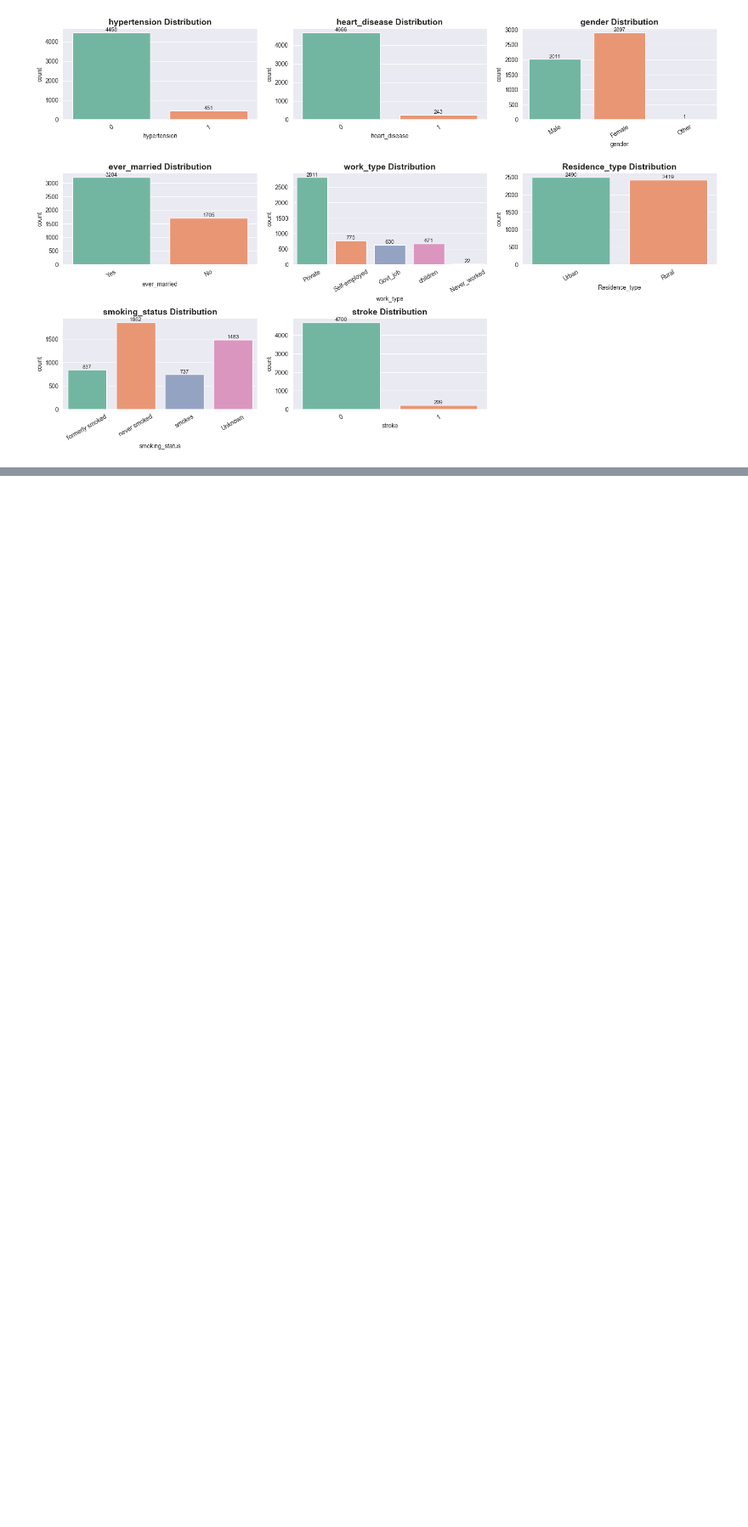
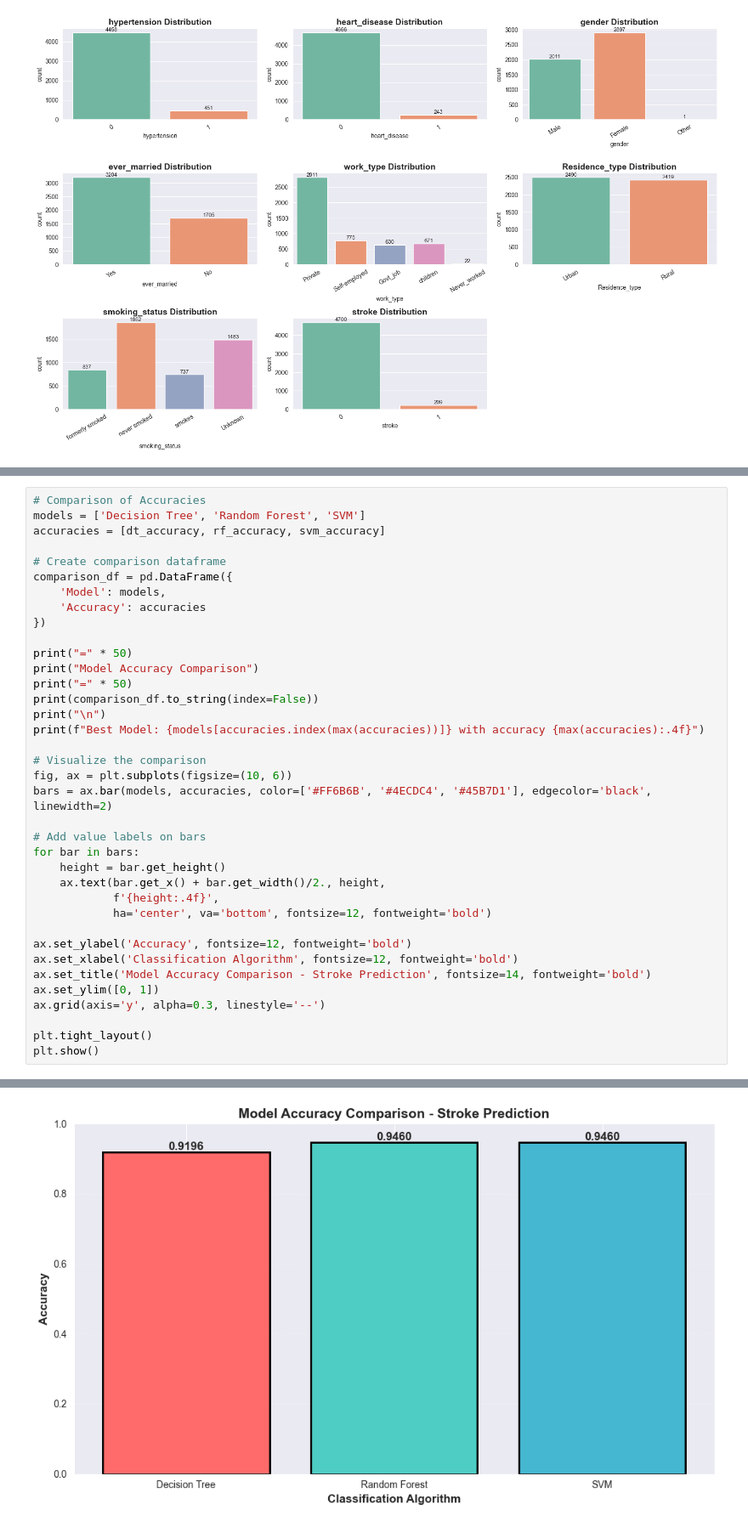
Before and after one commit to MohdIbrahimAli/Machine_learning_practice_projects, a Jupyter notebook: Stroke_prediction/stroke_prediction.ipynb, the cells around one changed output, grey strips where cells are left out. Shown at 85% size. Cells and saved outputs as stored; diff of their text form; blank space fills up the shorter version.

```diff
--- a/Stroke_prediction/stroke_prediction.ipynb
+++ b/Stroke_prediction/stroke_prediction.ipynb
@@ -148,0 +278,38 @@ Passing `palette` without assigning `hue` is deprecated and will be removed in v
+# %%
+# Comparison of Accuracies
+models = ['Decision Tree', 'Random Forest', 'SVM']
+accuracies = [dt_accuracy, rf_accuracy, svm_accuracy]
+
+# Create comparison dataframe
+comparison_df = pd.DataFrame({
+    'Model': models,
+    'Accuracy': accuracies
+})
+
+print("=" * 50)
+print("Model Accuracy Comparison")
+print("=" * 50)
+print(comparison_df.to_string(index=False))
+print("\n")
+print(f"Best Model: {models[accuracies.index(max(accuracies))]} with accuracy {max(accuracies):.4f}")
+
+# Visualize the comparison
+fig, ax = plt.subplots(figsize=(10, 6))
+bars = ax.bar(models, accuracies, color=['#FF6B6B', '#4ECDC4', '#45B7D1'], edgecolor='black', linewidth=2)
+
+# Add value labels on bars
+for bar in bars:
+    height = bar.get_height()
+    ax.text(bar.get_x() + bar.get_width()/2., height,
+            f'{height:.4f}',
+            ha='center', va='bottom', fontsize=12, fontweight='bold')
+
+ax.set_ylabel('Accuracy', fontsize=12, fontweight='bold')
+ax.set_xlabel('Classification Algorithm', fontsize=12, fontweight='bold')
+ax.set_title('Model Accuracy Comparison - Stroke Prediction', fontsize=14, fontweight='bold')
+ax.set_ylim([0, 1])
+ax.grid(axis='y', alpha=0.3, linestyle='--')
+
+plt.tight_layout()
+plt.show()
+# %% [output]
@@ -148,0 +326 @@ Passing `palette` without assigning `hue` is deprecated and will be removed in v
+[figure, added]
```
Also changed, not shown: parts of 18 cells of this notebook.
